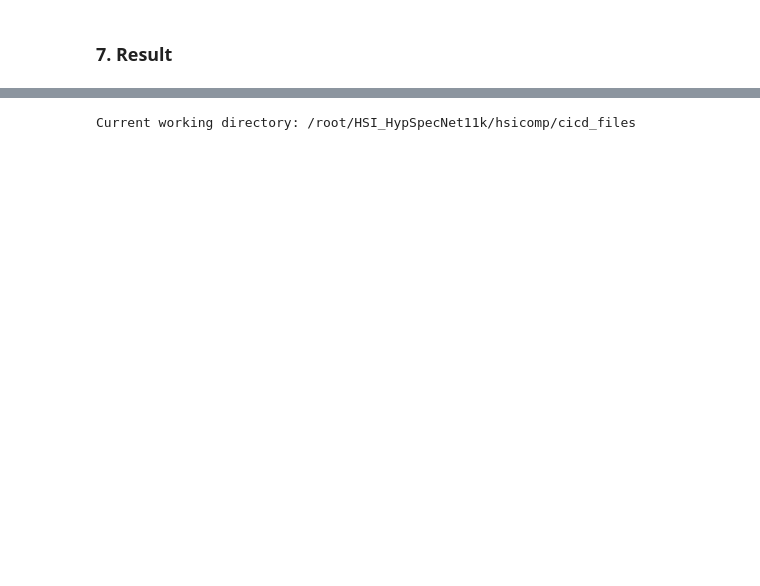
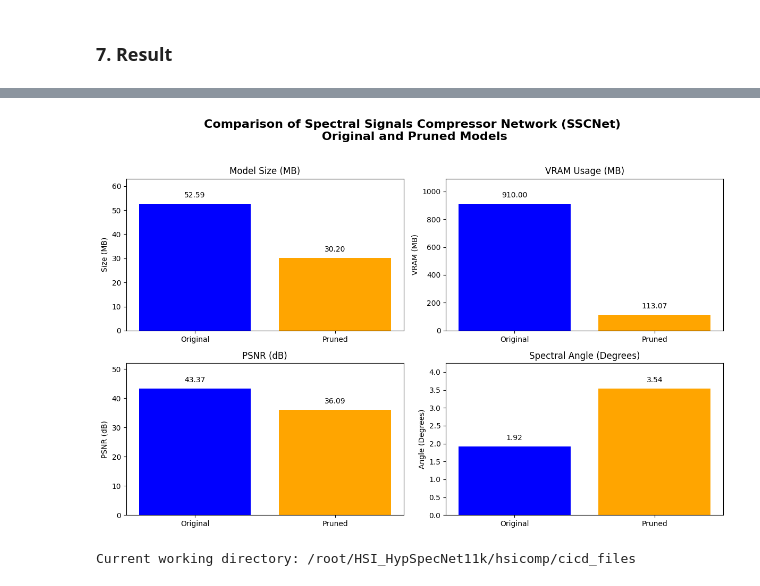
Before and after one commit to ninjalabo/hsicomp, a Jupyter notebook: cicd_files/nbs/HySpecNet11k_Inference_SSCNet_Model.ipynb, the cells around one changed output, grey strips where cells are left out. Saved outputs shown, nothing was run; the diff lists cells and outputs as text; code cells hidden in the pictures; blank space fills up the shorter version.

```diff
--- a/cicd_files/nbs/HySpecNet11k_Inference_SSCNet_Model.ipynb
+++ b/cicd_files/nbs/HySpecNet11k_Inference_SSCNet_Model.ipynb
@@ -765,3 +1204,60 @@ Inference: The decoding process is fast.
+# %%
+import matplotlib.pyplot as plt
+
+# Define the add_values function to annotate bar plots
+def add_values(ax, values):
+    for i, value in enumerate(values):
+        ax.text(i, value + (max(values) * 0.05), f'{value:.2f}', ha='center', fontsize=10, color='black')
+
+# Updated data without MSE Loss and SSIM, replacing "Quantized" with "Pruned"
+categories = ['Original', 'Pruned']
+model_size = [52.59, 30.20]  # in MB
+vram_usage = [910.00, 113.07]  # in MB
+psnr = [43.37, 36.09]  # in dB
+spectral_angle = [1.9181, 3.5443]  # in degrees
+inference_time = [10.42, 10.45]  # in seconds
+
+# Create subplots for the updated metrics
+fig, axs = plt.subplots(2, 2, figsize=(12, 8))
+fig.suptitle(
+    'Comparison of Spectral Signals Compressor Network (SSCNet)\n Original and Pruned Models',
+    fontsize=16,
+    fontweight='bold'
+)
+
+# Model Size
+axs[0, 0].bar(categories, model_size, color=['blue', 'orange'])
+axs[0, 0].set_title('Model Size (MB)')
+axs[0, 0].set_ylabel('Size (MB)')
+axs[0, 0].set_ylim(0, max(model_size) * 1.2)
+add_values(axs[0, 0], model_size)
+
+# VRAM Usage
+axs[0, 1].bar(categories, vram_usage, color=['blue', 'orange'])
+axs[0, 1].set_title('VRAM Usage (MB)')
+axs[0, 1].set_ylabel('VRAM (MB)')
+axs[0, 1].set_ylim(0, max(vram_usage) * 1.2)
+add_values(axs[0, 1], vram_usage)
+
+# PSNR
+axs[1, 0].bar(categories, psnr, color=['blue', 'orange'])
+axs[1, 0].set_title('PSNR (dB)')
+axs[1, 0].set_ylabel('PSNR (dB)')
+axs[1, 0].set_ylim(0, max(psnr) * 1.2)
+add_values(axs[1, 0], psnr)
+
+# Spectral Angle
+axs[1, 1].bar(categories, spectral_angle, color=['blue', 'orange'])
+axs[1, 1].set_title('Spectral Angle (Degrees)')
+axs[1, 1].set_ylabel('Angle (Degrees)')
+axs[1, 1].set_ylim(0, max(spectral_angle) * 1.2)
+add_values(axs[1, 1], spectral_angle)
+
+# Adjust layout and display
+plt.tight_layout(rect=[0, 0, 1, 0.96])
+plt.show()
+# %% [output]
+[figure, added]
 # %%
 #| export
 def foo(): pass
```
Also changed, not shown: parts of 18 cells of this notebook.
